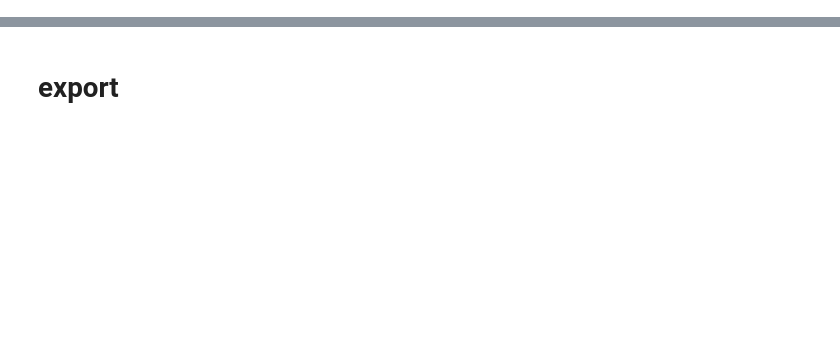
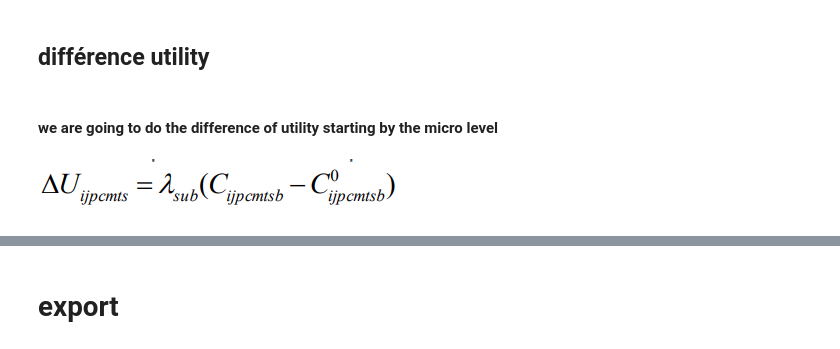
Before and after one commit to systragroup/quetzal_immense, a Jupyter notebook: notebooks/2_model/D10_demand_model.ipynb, the cells around one changed output, grey strips where cells are left out. Saved outputs shown, nothing was run; the diff lists cells and outputs as text; code cells hidden in the pictures; blank space fills up the shorter version.

```diff
--- a/notebooks/2_model/D10_demand_model.ipynb
+++ b/notebooks/2_model/D10_demand_model.ipynb
@@ -206,0 +175,10 @@ base_volumes = base_volumes.drop(columns=['o','d','pt_growth','car_growth'])
+# %% [markdown]
+## différence utility
+# %% [markdown]
+#### we are going to do the difference of utility starting by the micro level
+# %%
+# Utility sub
+from IPython.display import Image
+Image(filename='../../inputs/base/images/utility_sub.PNG')
+# %% [output]
+[figure, added]
```
Also changed, not shown: parts of 147 cells of this notebook, 1 other file.
